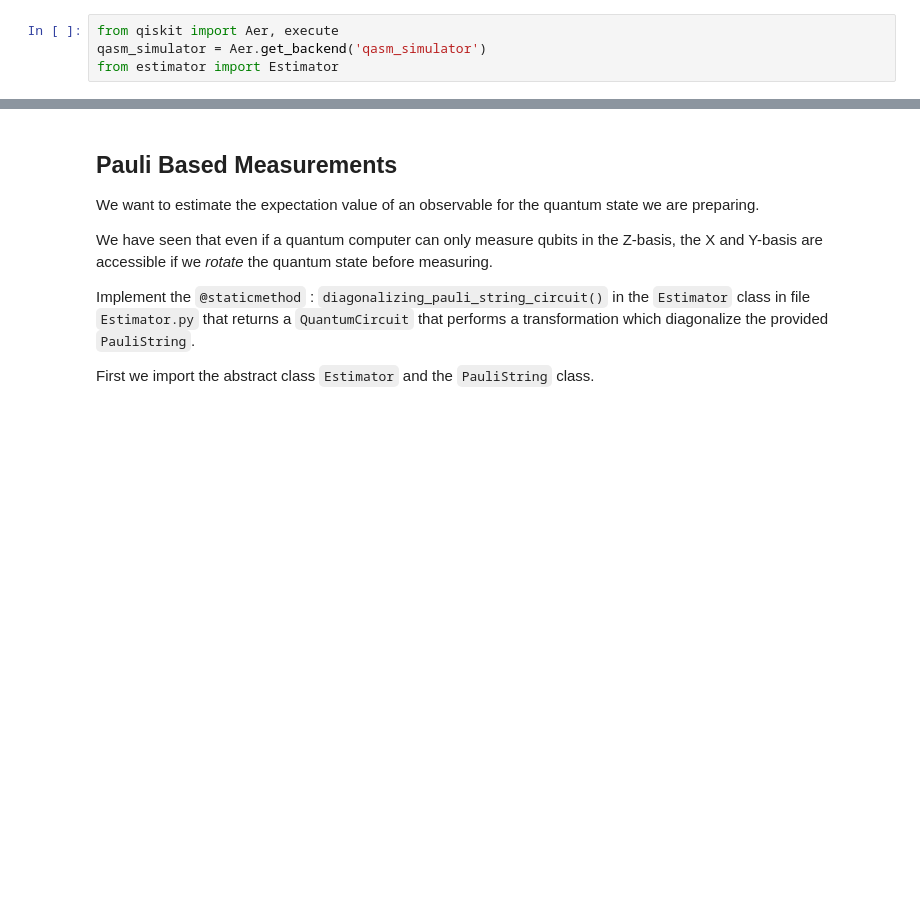
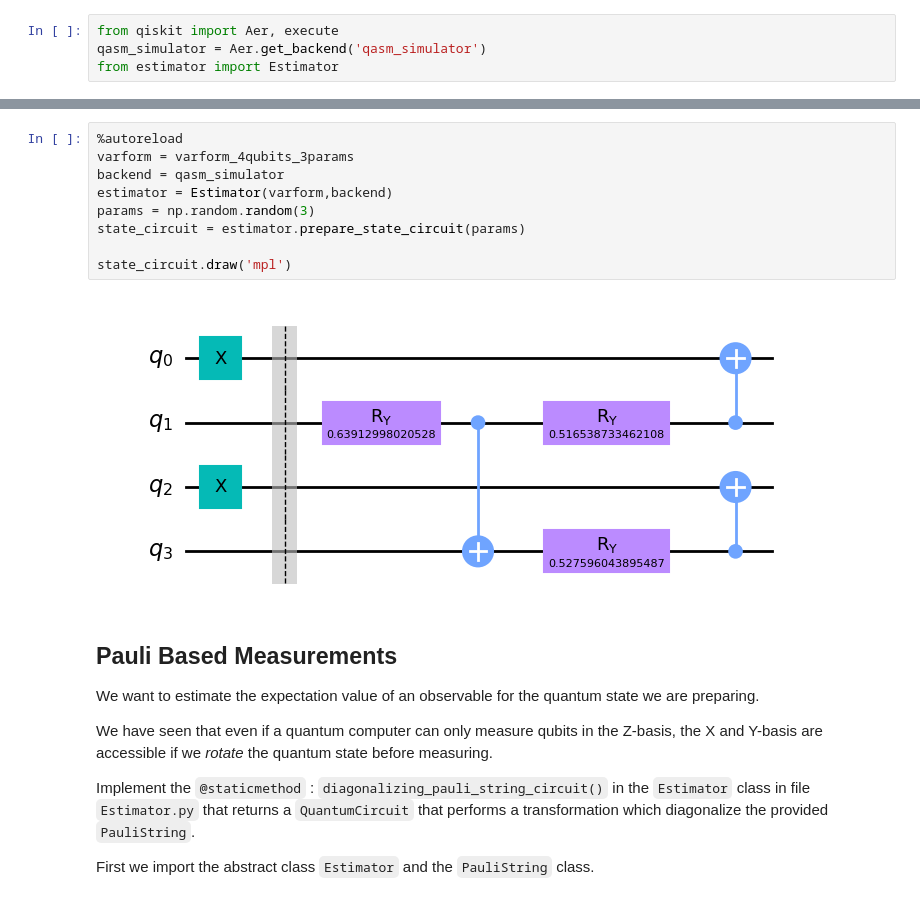
Before and after one commit to QSciTech-QuantumBC-Workshop/group-8, a Jupyter notebook: activity_vqe.ipynb, the cells around one changed output, grey strips where cells are left out. Drawn from its saved outputs; the diff is of its cells as text; blank space fills up the shorter version.

```diff
--- a/activity_vqe.ipynb
+++ b/activity_vqe.ipynb
@@ -174,3 +208,14 @@ state_circuit.draw('mpl')
+# %%
+%autoreload
+varform = varform_4qubits_3params
+backend = qasm_simulator
+estimator = Estimator(varform,backend)
+params = np.random.random(3)
+state_circuit = estimator.prepare_state_circuit(params)
+
+state_circuit.draw('mpl')
+# %% [output]
+[figure, added]
 # %% [markdown]
 ## Pauli Based Measurements
 We want to estimate the expectation value of an observable for the quantum state we are preparing.
```
Also changed, not shown: parts of 27 cells of this notebook, 4 other files.
